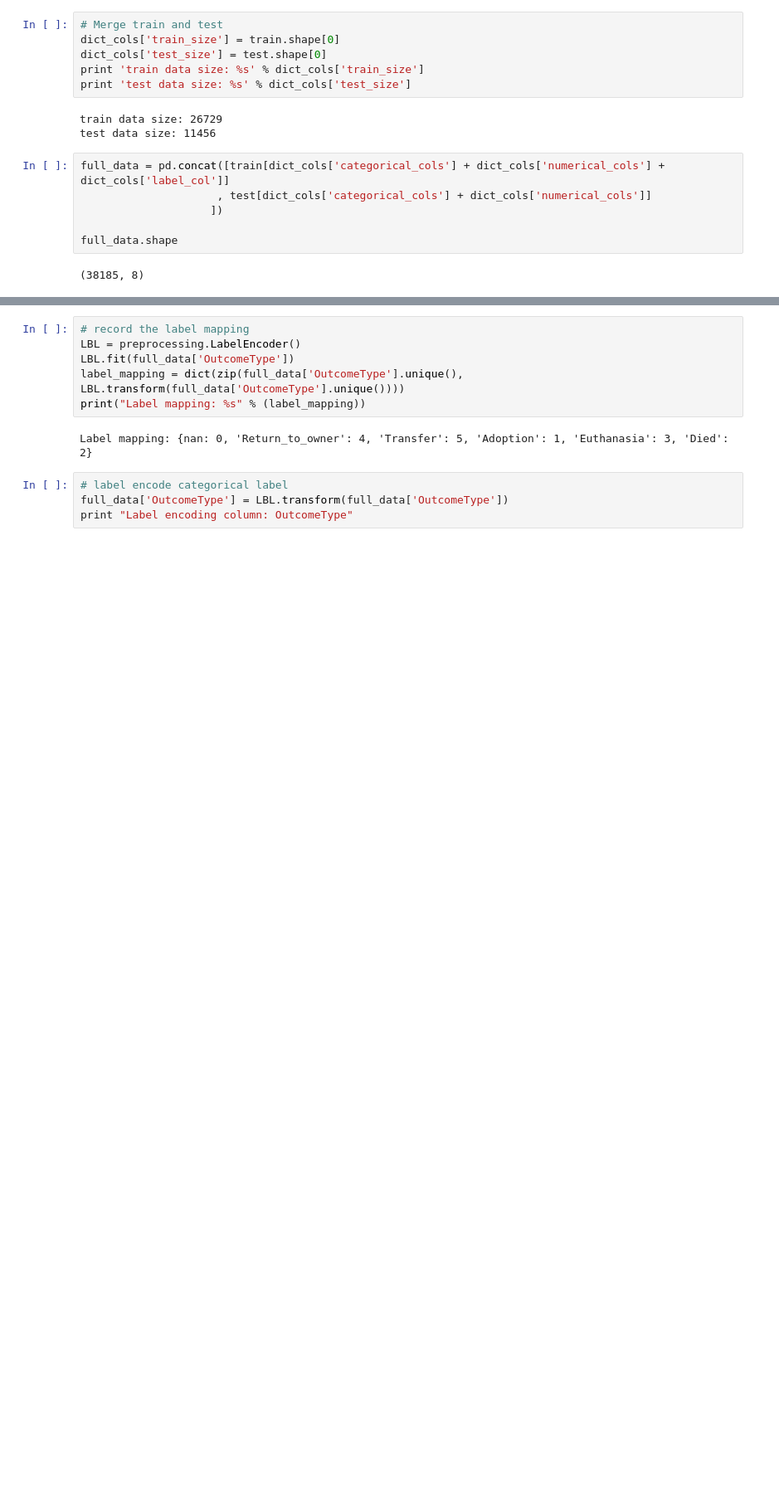
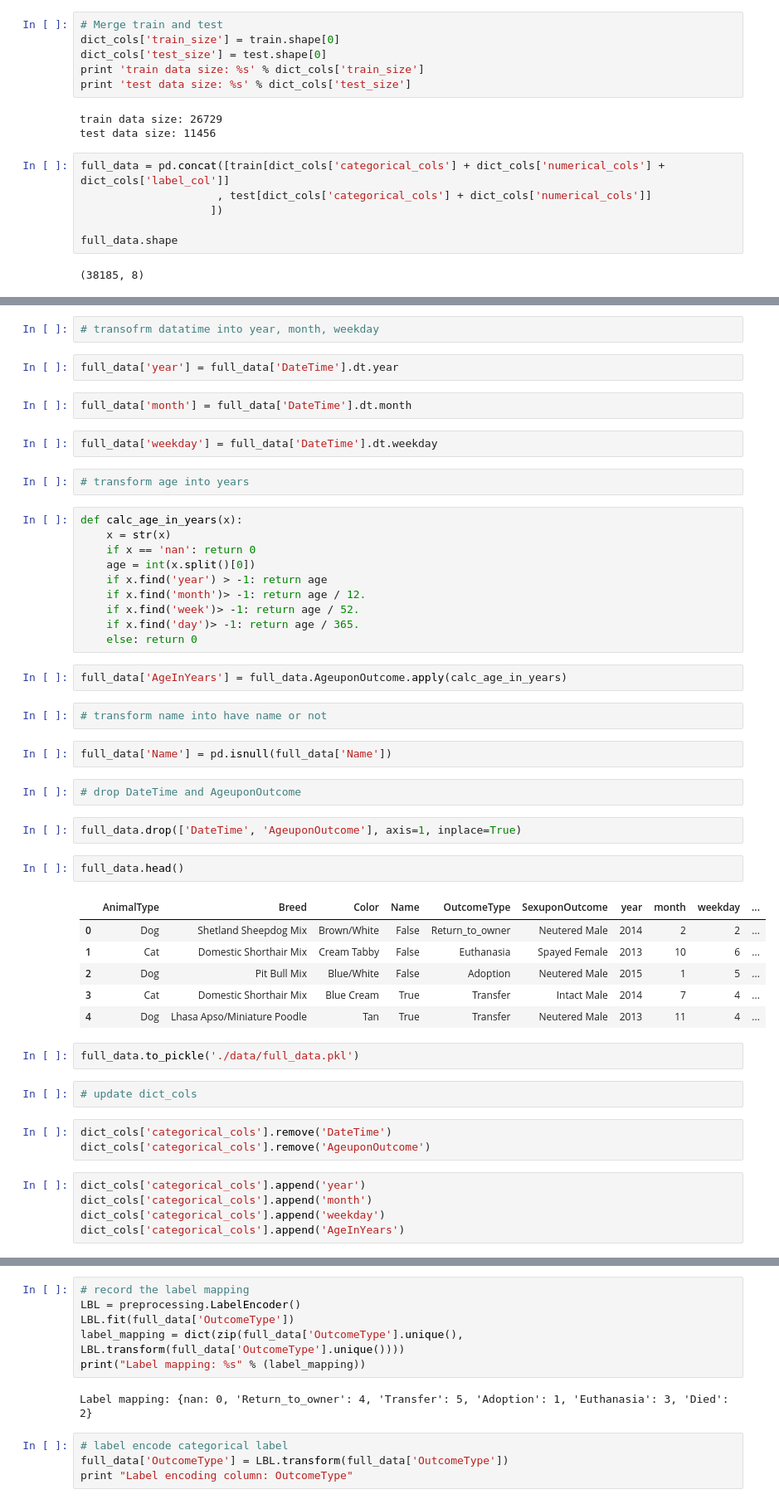
Before and after one commit to ibowen/kaggle, a Jupyter notebook: animalshelter/AnimalShelter_w1.ipynb, the cells around one changed output, grey strips where cells are left out. Shown: that part at 83% size. Cells and saved outputs as stored; diff of their text form; blank space fills up the shorter version.

```diff
--- a/animalshelter/AnimalShelter_w1.ipynb
+++ b/animalshelter/AnimalShelter_w1.ipynb
@@ -99,0 +122,51 @@ full_data.shape
+# %%
+# transofrm datatime into year, month, weekday
+# %%
+full_data['year'] = full_data['DateTime'].dt.year
+# %%
+full_data['month'] = full_data['DateTime'].dt.month
+# %%
+full_data['weekday'] = full_data['DateTime'].dt.weekday
+# %%
+# transform age into years
+# %%
+def calc_age_in_years(x):
+    x = str(x)
+    if x == 'nan': return 0
+    age = int(x.split()[0])
+    if x.find('year') > -1: return age
+    if x.find('month')> -1: return age / 12.
+    if x.find('week')> -1: return age / 52.
+    if x.find('day')> -1: return age / 365.
+    else: return 0
+# %%
+full_data['AgeInYears'] = full_data.AgeuponOutcome.apply(calc_age_in_years)
+# %%
+# transform name into have name or not
+# %%
+full_data['Name'] = pd.isnull(full_data['Name'])
+# %%
+# drop DateTime and AgeuponOutcome
+# %%
+full_data.drop(['DateTime', 'AgeuponOutcome'], axis=1, inplace=True)
+# %%
+full_data.head()
+# %% [output]
+|  | AnimalType | Breed | Color | Name | OutcomeType | SexuponOutcome | year | month | weekday | ... |
+| 0 | Dog | Shetland Sheepdog Mix | Brown/White | False | Return_to_owner | Neutered Male | 2014 | 2 | 2 | ... |
+| 1 | Cat | Domestic Shorthair Mix | Cream Tabby | False | Euthanasia | Spayed Female | 2013 | 10 | 6 | ... |
+| 2 | Dog | Pit Bull Mix | Blue/White | False | Adoption | Neutered Male | 2015 | 1 | 5 | ... |
+| 3 | Cat | Domestic Shorthair Mix | Blue Cream | True | Transfer | Intact Male | 2014 | 7 | 4 | ... |
+| 4 | Dog | Lhasa Apso/Miniature Poodle | Tan | True | Transfer | Neutered Male | 2013 | 11 | 4 | ... |
+# %%
+full_data.to_pickle('./data/full_data.pkl')
+# %%
+# update dict_cols
+# %%
+dict_cols['categorical_cols'].remove('DateTime')
+dict_cols['categorical_cols'].remove('AgeuponOutcome')
+# %%
+dict_cols['categorical_cols'].append('year')
+dict_cols['categorical_cols'].append('month')
+dict_cols['categorical_cols'].append('weekday')
+dict_cols['categorical_cols'].append('AgeInYears')
```
Also changed, not shown: parts of 57 cells of this notebook, 1 other file.
